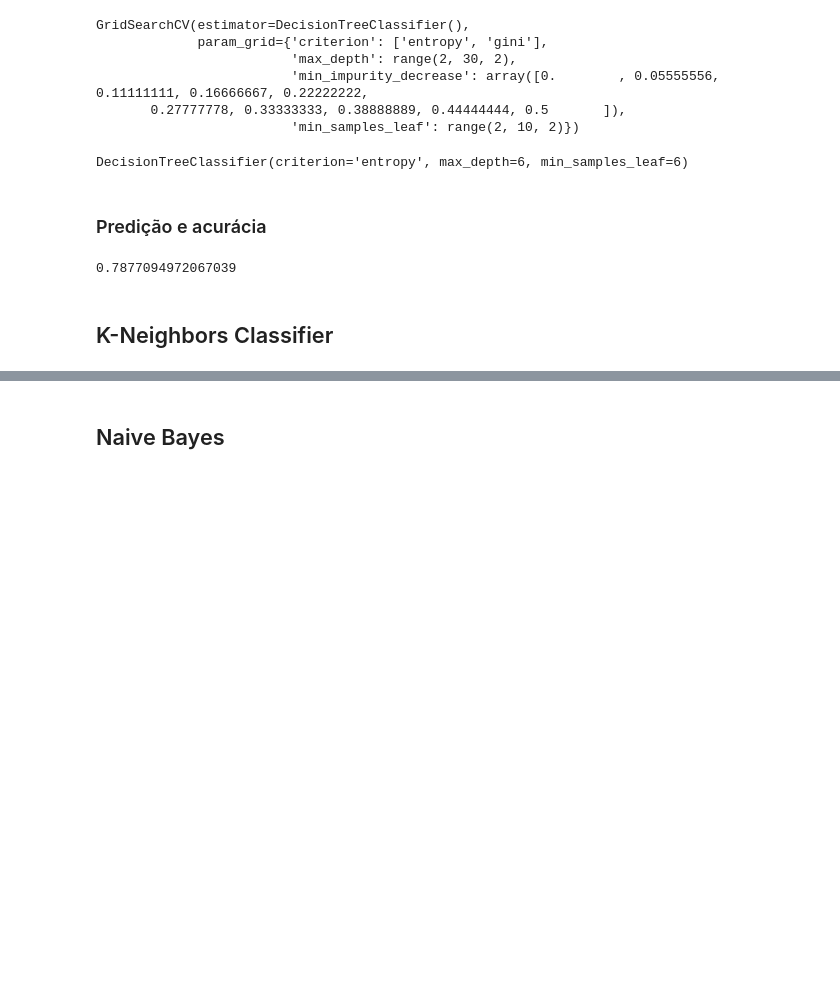
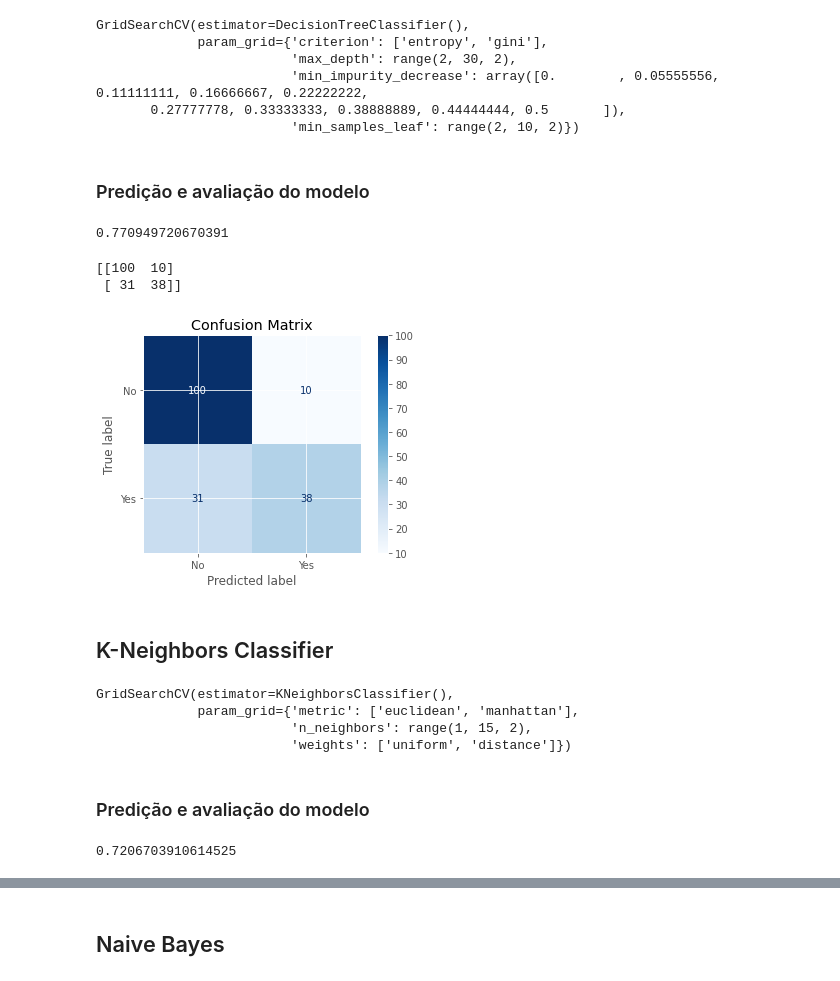
Before and after one commit to rafabenevente/AM_1, a Jupyter notebook: AM_1_Titanic_Predição_dos_sobreviventes.ipynb, the cells around one changed output, grey strips where cells are left out. Saved outputs shown, nothing was run; the diff lists cells and outputs as text; code cells hidden in the pictures; blank space fills up the shorter version.

```diff
--- a/AM_1_Titanic_Predição_dos_sobreviventes.ipynb
+++ b/AM_1_Titanic_Predição_dos_sobreviventes.ipynb
@@ -327,17 +327,29 @@ GridSearchCV(estimator=DecisionTreeClassifier(),
                          'min_impurity_decrease': array([0.        , 0.05555556, 0.11111111, 0.16666667, 0.22222222,
        0.27777778, 0.33333333, 0.38888889, 0.44444444, 0.5       ]),
                          'min_samples_leaf': range(2, 10, 2)})
-# %%
-gs.best_estimator_
-# %% [output]
-DecisionTreeClassifier(criterion='entropy', max_depth=6, min_samples_leaf=6)
 # %% [markdown]
-### Predição e acurácia
+### Predição e avaliação do modelo
-# %%
-y_pred = gs.predict(te_x)
-accuracy_score(te_y, y_pred)
-# %% [output]
-0.7877094972067039
+# %%
+# Melhores parametros apontados pelo grid search
+dtc = gs.best_estimator_
+
+dtc.fit(tr_x, tr_y)
+y_pred = dtc.predict(te_x)
+print(accuracy_score(te_y, y_pred))
+# %% [output]
+0.770949720670391
+# %%
+from sklearn.metrics import plot_confusion_matrix
+disp = plot_confusion_matrix(dtc, te_x, te_y,
+                                 display_labels=["No", "Yes"],
+                                 cmap=plt.cm.Blues)
+disp.ax_.set_title("Confusion Matrix")
+
+print(disp.confusion_matrix)
+# %% [output]
+[[100  10]
+ [ 31  38]]
+[figure, added]
 # %% [markdown]
 ## K-Neighbors Classifier
 # %%
@@ -348,4 +360,20 @@ param_grid = {'weights': ['uniform', 'distance'],
 
 knc = KNeighborsClassifier()
 gs = GridSearchCV(knc, param_grid=param_grid)
-gs.fit(x_tr, y_tr)
+gs.fit(tr_x, tr_y)
+# %% [output]
+GridSearchCV(estimator=KNeighborsClassifier(),
+             param_grid={'metric': ['euclidean', 'manhattan'],
+                         'n_neighbors': range(1, 15, 2),
+                         'weights': ['uniform', 'distance']})
+# %% [markdown]
+### Predição e avaliação do modelo
+# %%
+# Melhores parametros apontados pelo grid search
+knc = gs.best_estimator_
+
+knc.fit(tr_x, tr_y)
+y_pred = knc.predict(te_x)
+print(accuracy_score(te_y, y_pred))
+# %% [output]
+0.7206703910614525
```
Also changed, not shown: parts of 15 cells of this notebook.
